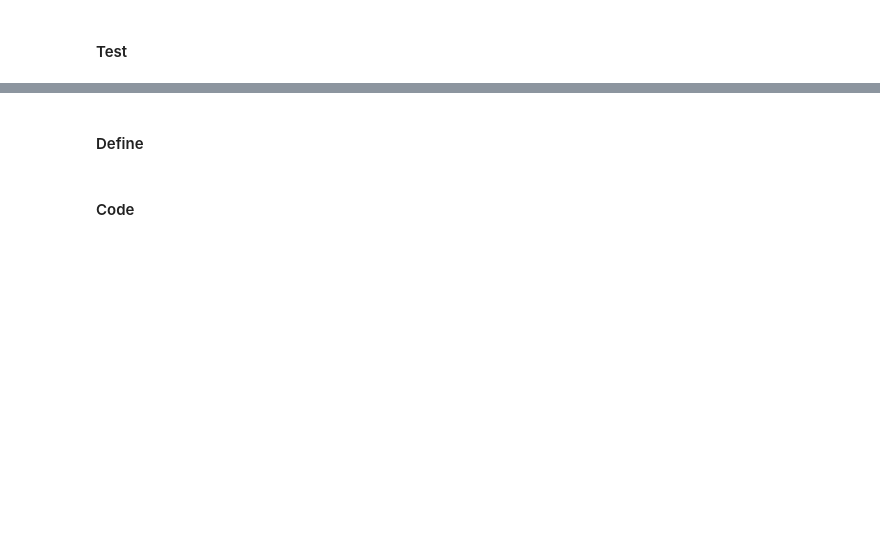
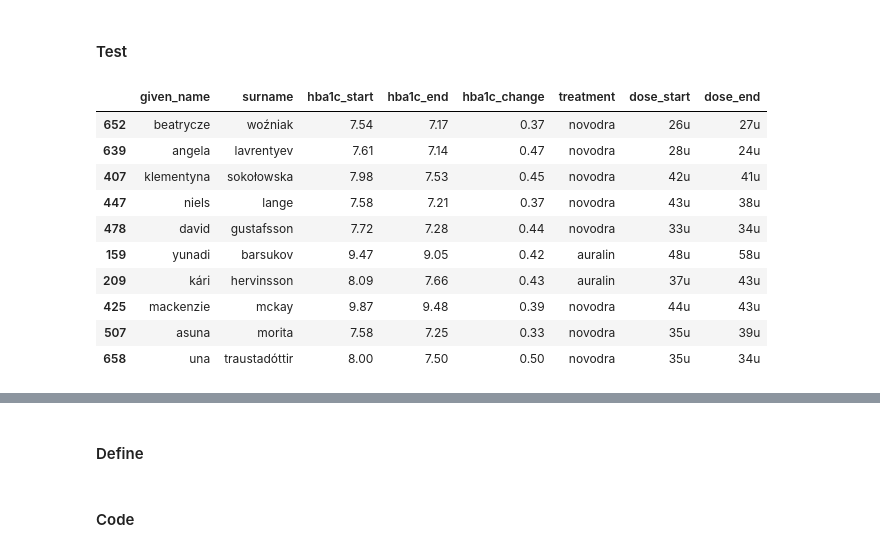
Before and after one commit to mccormd1/Analytics_Nanodegree, a Jupyter notebook: 3-Data Wrangling/Wrangling_materials/3-oral_insulin/oral_insulin.ipynb, the cells around one changed output, grey strips where cells are left out. Cells and saved outputs as stored; diff of their text form; code cells hidden in the pictures; blank space fills up the shorter version.

```diff
--- a/3-Data Wrangling/Wrangling_materials/3-oral_insulin/oral_insulin.ipynb
+++ b/3-Data Wrangling/Wrangling_materials/3-oral_insulin/oral_insulin.ipynb
@@ -490,2 +545,16 @@ Use melt and str.split() to split the columns.
 # %% [markdown]
 #### Test
+# %%
+treatments_clean.sample(10)
+# %% [output]
+|  | given_name | surname | hba1c_start | hba1c_end | hba1c_change | treatment | dose_start | dose_end |
+| 652 | beatrycze | woźniak | 7.54 | 7.17 | 0.37 | novodra | 26u | 27u |
+| 639 | angela | lavrentyev | 7.61 | 7.14 | 0.47 | novodra | 28u | 24u |
+| 407 | klementyna | sokołowska | 7.98 | 7.53 | 0.45 | novodra | 42u | 41u |
+| 447 | niels | lange | 7.58 | 7.21 | 0.37 | novodra | 43u | 38u |
+| 478 | david | gustafsson | 7.72 | 7.28 | 0.44 | novodra | 33u | 34u |
+| 159 | yunadi | barsukov | 9.47 | 9.05 | 0.42 | auralin | 48u | 58u |
+| 209 | kári | hervinsson | 8.09 | 7.66 | 0.43 | auralin | 37u | 43u |
+| 425 | mackenzie | mckay | 9.87 | 9.48 | 0.39 | novodra | 44u | 43u |
+| 507 | asuna | morita | 7.58 | 7.25 | 0.33 | novodra | 35u | 39u |
+| 658 | una | traustadóttir | 8.00 | 7.50 | 0.50 | novodra | 35u | 34u |
```
Also changed, not shown: parts of 19 cells of this notebook.
